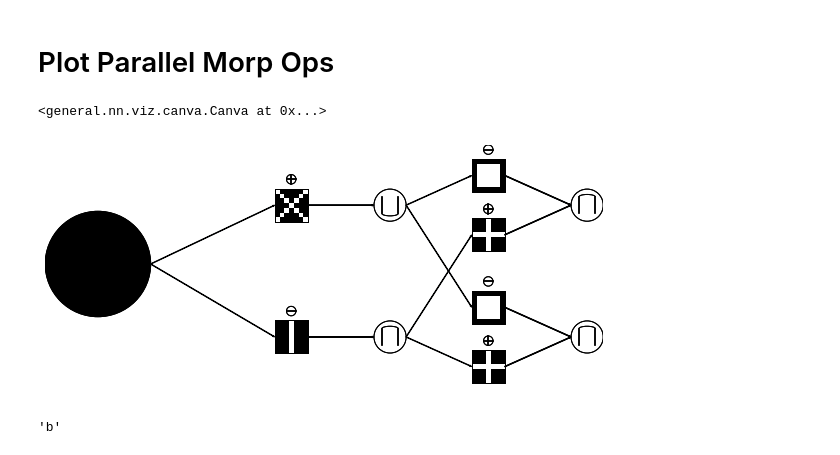
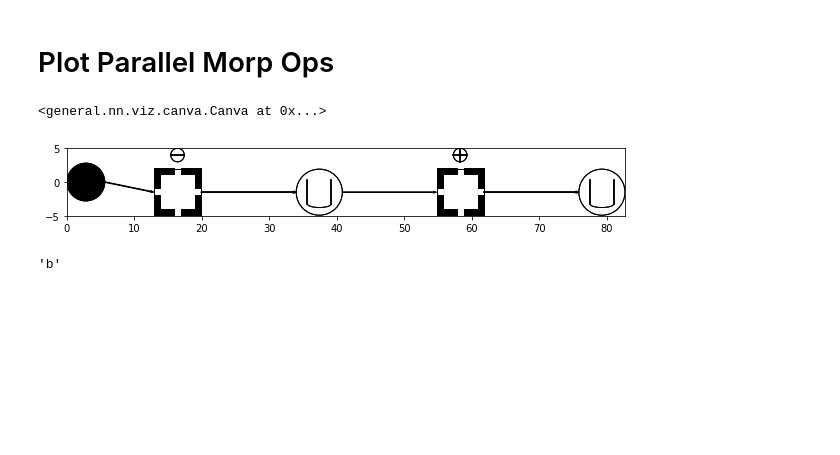
Before and after one commit to TheodoreAouad/3d_segm, a Jupyter notebook: Notebooks/Sandbox.ipynb, the cells around one changed output. Drawn from its saved outputs; the diff is of its cells as text; code cells hidden in the pictures; blank space fills up the shorter version.

```diff
--- a/Notebooks/Sandbox.ipynb
+++ b/Notebooks/Sandbox.ipynb
@@ -8,6 +8,7 @@ from importlib import reload
 import numpy as np
 import matplotlib.pyplot as plt
 from matplotlib.patches import Arc
+import torch
 
 import general.nn.viz.canva as cva
 import general.nn.viz.element as viz_element
@@ -22,12 +23,13 @@ import deep_morpho.viz.morp_operations_viz as mov
 
 import deep_morpho.models.bimonn as bimonn
 import deep_morpho.viz.element_lui as elui
+import deep_morpho.viz.element_bise as ebise
 import deep_morpho.viz.bimonn_viz as bviz
 
 def reload_modules():
     for modl in [
         cva, viz_element, ps, es, ei, ea, ec, all_viz, mo, mov,
-        bimonn, elui, bviz
+        bimonn, elui, ebise, bviz
     ]:
         reload(modl)
 # %% [markdown]
@@ -173,27 +175,27 @@ ps.plot_dilation_on_ax(ax, [0, 1], color='blue', linewidth=3)
 # %% [markdown]
 # Plot Parallel Morp Ops
 # %%
-morp_operation = mo.ParallelMorpOperations(
-    operations=[
-        [
-            [("erosion", ("vstick", 7), False), "intersection"],
-            [("dilation", ("dcross", 7), False), "union"]
-        ],
-        [
-            [("dilation", ("scross", 7), False), ("erosion", ("square", 7), False), "intersection"],
-            [("dilation", ("scross", 7), False), ("erosion", ("square", 7), False), "intersection"],
-        ],
-    ]
-)
-# morp_operation = mo.ParallelMorpOperations.white_tophat(("disk", 3))
+# morp_operation = mo.ParallelMorpOperations(
+#     operations=[
+#         [
+#             [("erosion", ("vstick", 7), False), "intersection"],
+#             [("dilation", ("dcross", 7), False), "union"]
+#         ],
+#         [
+#             [("dilation", ("scross", 7), False), ("erosion", ("square", 7), False), "intersection"],
+#             [("dilation", ("scross", 7), False), ("erosion", ("square", 7), False), "intersection"],
+#         ],
+#     ]
+# )
+morp_operation = mo.ParallelMorpOperations.opening(("disk", 3))
 # %%
 reload_modules()
 visu = mov.MorpOperationsVizualiser(morp_operation);
 # layer_group = visu.get_layer_group(0)
-visu.draw(figsize=(10, 10))
+visu.draw(figsize=(10, 10), axis="on")
 # %% [output]
 <general.nn.viz.canva.Canva at 0x...>
-[figure, old version]
+[figure, new version]
 # %%
 # %% [output]
 'b'
```
Also changed, not shown: parts of 8 cells of this notebook, 20 other files.
